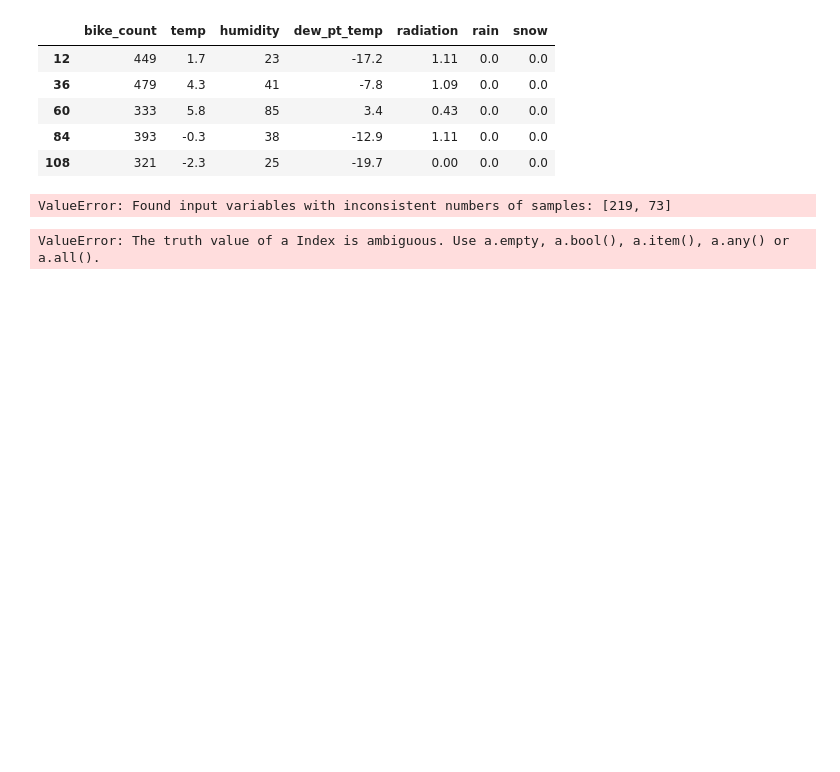
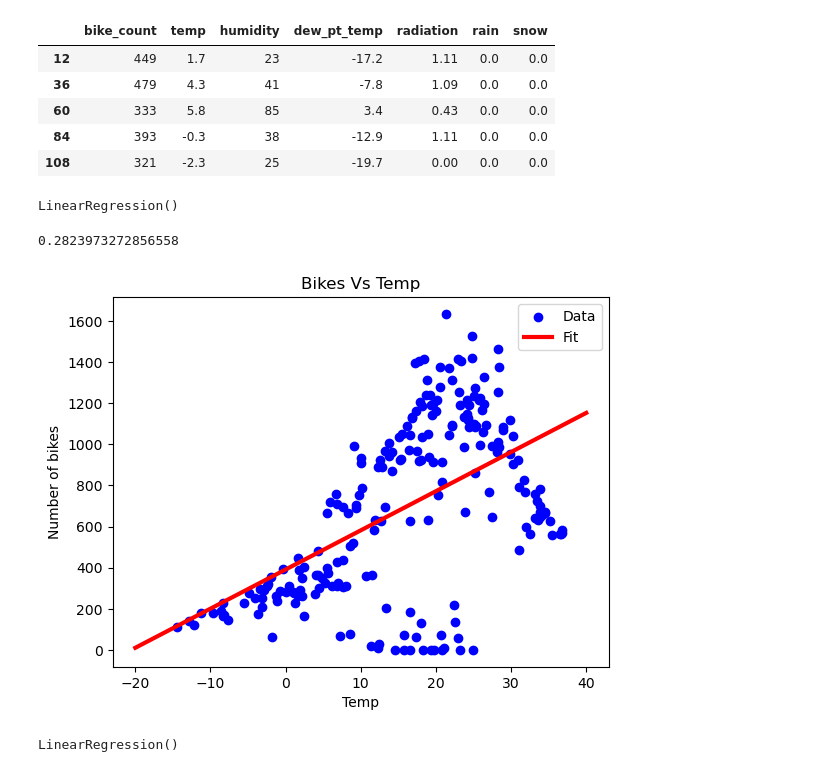
Before and after one commit to salmonGowa/ML_100daysOfCode, a Jupyter notebook: linregimpl.ipynb, the cells around one changed output. Drawn from its saved outputs; the diff is of its cells as text; code cells hidden in the pictures; blank space fills up the shorter version.

```diff
--- a/linregimpl.ipynb
+++ b/linregimpl.ipynb
@@ -55,7 +65,7 @@ train,valid,test=np.split(df.sample(frac=1),[int(0.6*len(df)),int(0.8*len(df))])
 # %%
 def get_xy(dataframe, y_label, x_labels=None):
     dataframe=copy.deepcopy(dataframe)
-    if not x_labels:
+    if x_labels is None:
         X=dataframe[[c for c in dataframe.columns if c!=y_label]].values
     else:
         if len(x_labels)==1:
@@ -69,35 +79,39 @@ def get_xy(dataframe, y_label, x_labels=None):
     return data,X,y
 # %%
 _,X_train_temp,y_train_temp=get_xy(train,'bike_count',x_labels=['temp'])
-_,X_valid_temp,y_train_temp=get_xy(valid,'bike_count',x_labels=['temp'])
-_,X_test_temp,y_train_temp=get_xy(test,'bike_count',x_labels=['temp'])
+_,X_valid_temp,y_valid_temp=get_xy(valid,'bike_count',x_labels=['temp'])
+_,X_test_temp,y_test_temp=get_xy(test,'bike_count',x_labels=['temp'])
 # %%
 temp_reg=LinearRegression()
 temp_reg.fit(X_train_temp, y_train_temp)
 # %% [output]
-ValueError: Found input variables with inconsistent numbers of samples: [219, 73]
+LinearRegression()
 # %%
-temp_reg.score(X_test_temp, y_train_temp)
+temp_reg.score(X_test_temp, y_test_temp)
+# %% [output]
+0.2823973272856558
 # %%
 plt.scatter(X_train_temp, y_train_temp, label='Data', color='blue')
-x=tf.linespace(-20, 40, 100)
+x=tf.linspace(-20, 40, 100)
 plt.plot(x, temp_reg.predict(np.array(x).reshape(-1,1)), label='Fit', color='red', linewidth=3)
 plt.legend()
 plt.title("Bikes Vs Temp")
 plt.ylabel('Number of bikes')
 plt.xlabel('Temp')
 plt.show()
+# %% [output]
+[figure, added]
 # %%
 #multiple linear regression
 train,valid,test=np.split(df.sample(frac=1),[int(0.6*len(df)),int(0.8*len(df))])
-_,X_train_all,y_train_all=get_xy(train,'bike_count',x_labels=df.columns[1:])
-_,X_valid_all,y_valid_all=get_xy(valid,'bike_count',x_labels=df.columns[1:])
-_,X_test_all,y_test_all=get_xy(test,'bike_count',x_labels=df.columns[1:])
+_, X_train_all,y_train_all=get_xy(train,'bike_count',x_labels=df.columns[1:])
+_, X_valid_all,y_valid_all=get_xy(valid,'bike_count',x_labels=df.columns[1:])
+_, X_test_all,y_test_all=get_xy(test,'bike_count',x_labels=df.columns[1:])
-# %% [output]
-ValueError: The truth value of a Index is ambiguous. Use a.empty, a.bool(), a.item(), a.any() or a.all().
 # %%
 all_reg=LinearRegression()
-all_reg.fit(X_test_all, y_train_all)
+all_reg.fit(X_train_all, y_train_all)
+# %% [output]
+LinearRegression()
 # %%
 all_reg.score(X_test_all, y_test_all)
 # %% [output]
```
Also changed, not shown: parts of 15 cells of this notebook.
